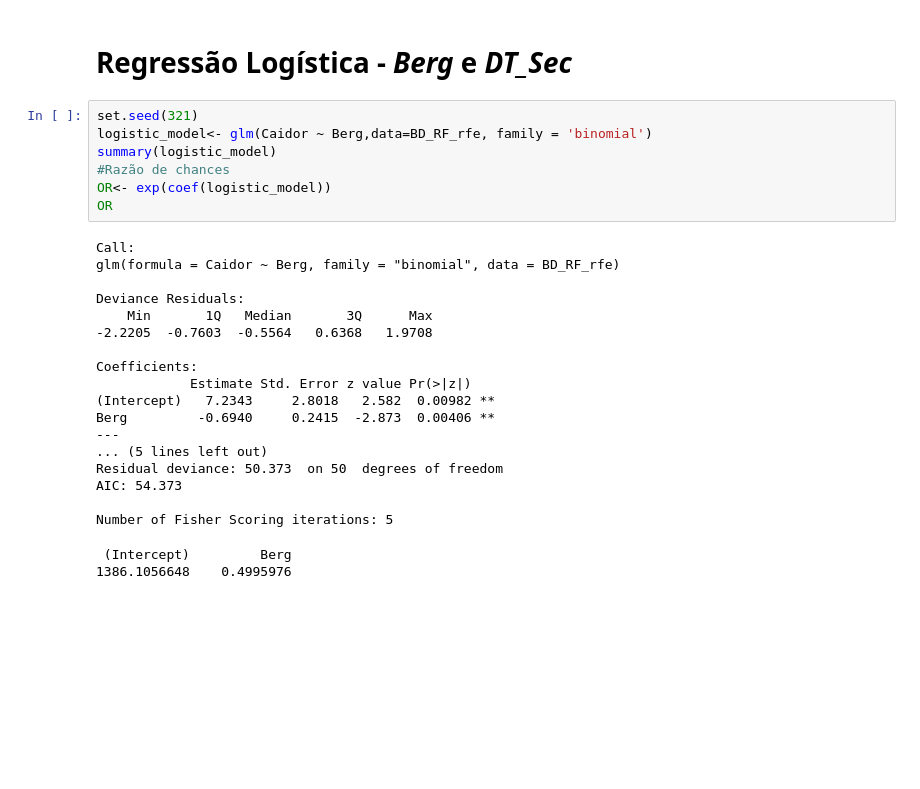
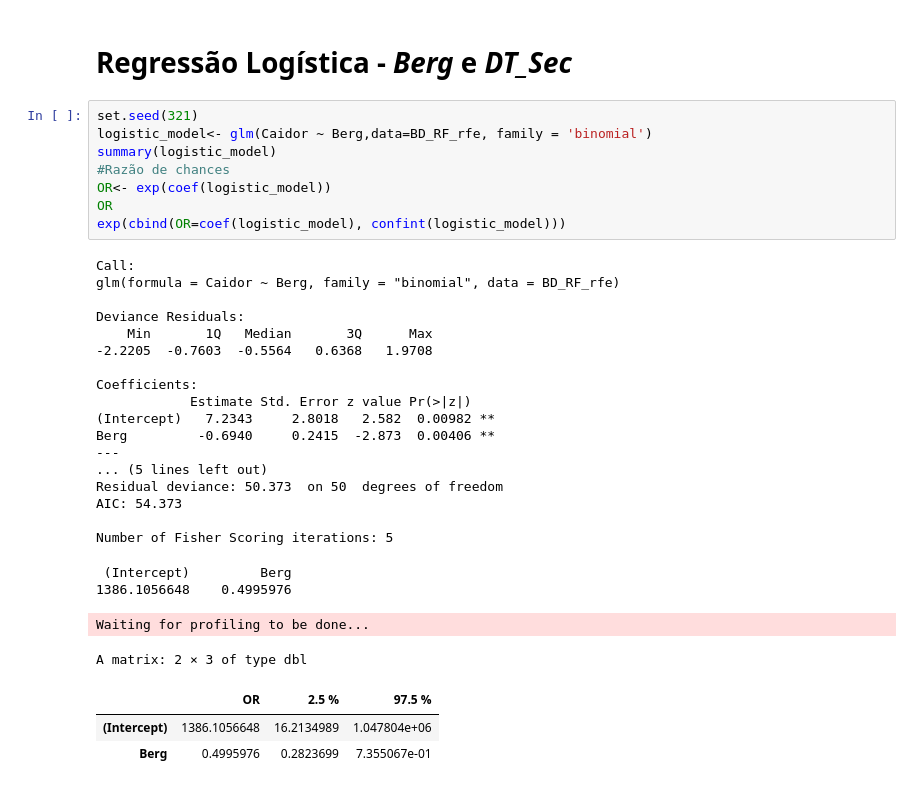
Before and after one commit to RenanBaltar/Analises_Heitor, a Jupyter notebook: Analise_Heitor_tese.ipynb, the cells around one changed output. Saved outputs shown, nothing was run; the diff lists cells and outputs as text; blank space fills up the shorter version.

```diff
--- a/Analise_Heitor_tese.ipynb
+++ b/Analise_Heitor_tese.ipynb
@@ -1180,30 +1321,36 @@ AUC of roc1 AUC of roc2
 # %%
 set.seed(321)
 logistic_model<- glm(Caidor ~ Berg,data=BD_RF_rfe, family = 'binomial')
 summary(logistic_model)
 #Razão de chances
 OR<- exp(coef(logistic_model))
 OR
+exp(cbind(OR=coef(logistic_model), confint(logistic_model)))
 # %% [output]
 Call:
 glm(formula = Caidor ~ Berg, family = "binomial", data = BD_RF_rfe)
 
 Deviance Residuals:
     Min       1Q   Median       3Q      Max
 -2.2205  -0.7603  -0.5564   0.6368   1.9708
 
 Coefficients:
             Estimate Std. Error z value Pr(>|z|)
 (Intercept)   7.2343     2.8018   2.582  0.00982 **
 Berg         -0.6940     0.2415  -2.873  0.00406 **
 ---
 ... (5 lines left out)
 Residual deviance: 50.373  on 50  degrees of freedom
 AIC: 54.373
 
 Number of Fisher Scoring iterations: 5
  (Intercept)         Berg
 1386.1056648    0.4995976
+Waiting for profiling to be done...
+A matrix: 2 × 3 of type dbl
+|  | OR | 2.5 % | 97.5 % |
+| (Intercept) | 1386.1056648 | 16.2134989 | 1.047804e+06 |
+| Berg | 0.4995976 | 0.2823699 | 7.355067e-01 |
 # %%
 set.seed(123)
 logistic_model2<- glm(Caidor~DT_Sec,data=BD_RF_rfe, family = 'binomial')
```
Also changed, not shown: parts of 9 cells of this notebook.
